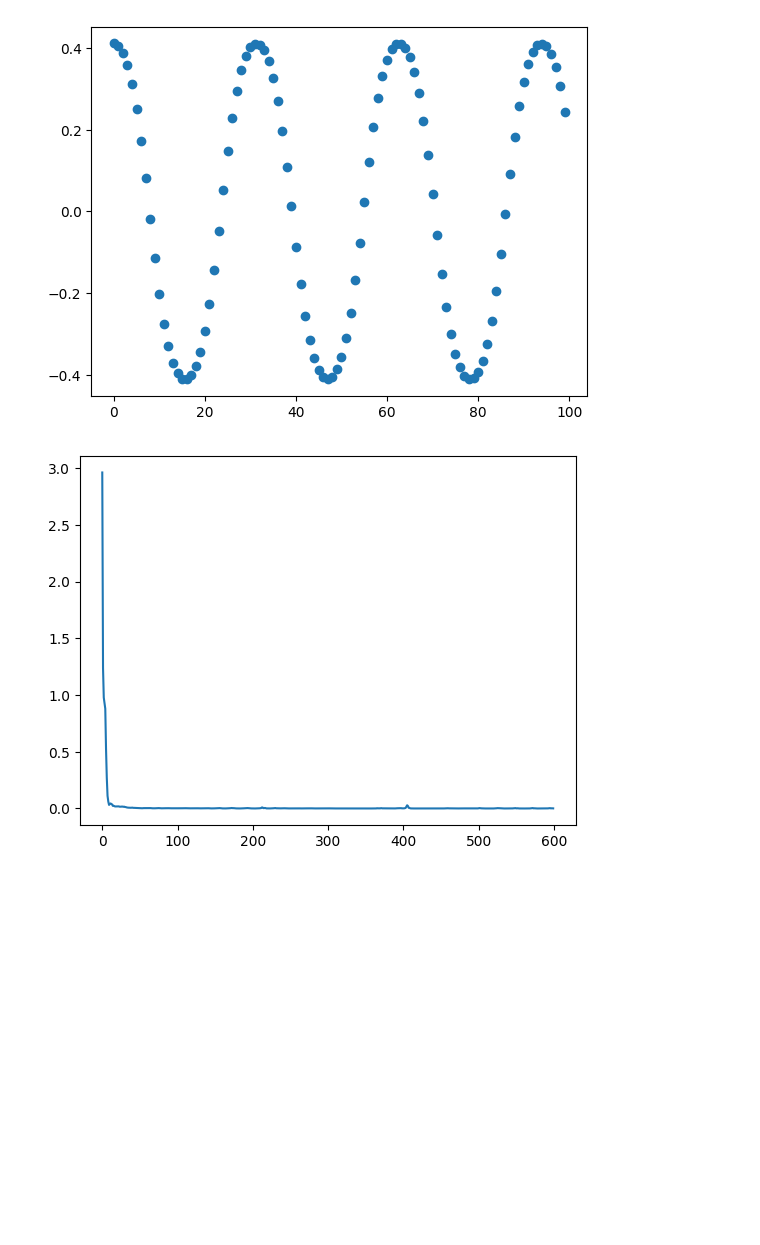
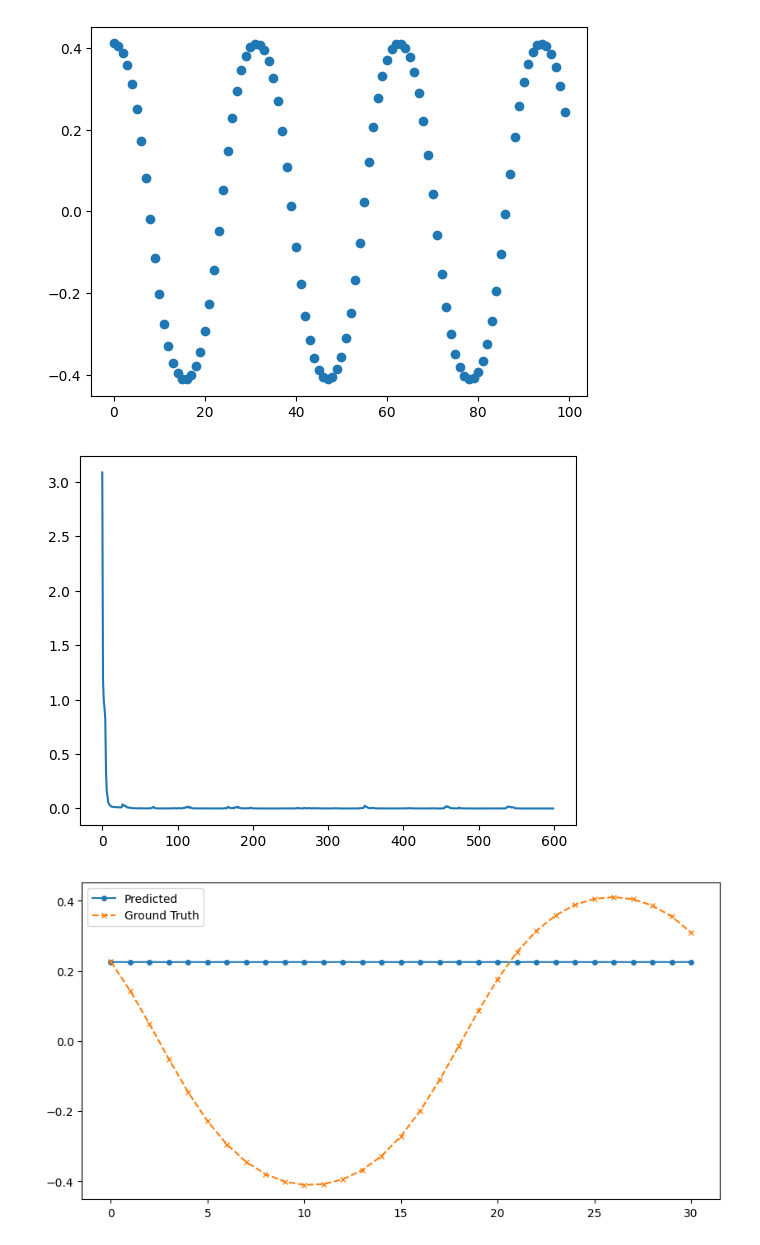
Before and after one commit to alec-tschantz/koopman-jax, a Jupyter notebook: main.ipynb, the cells around one changed output. Cells and saved outputs as stored; diff of their text form; code cells hidden in the pictures; blank space fills up the shorter version.

```diff
--- a/main.ipynb
+++ b/main.ipynb
@@ -13,17 +13,27 @@ latent_dim = 6
 input_dim = x_train.shape[-1]
 
 model = koopman.Koopman(input_dim, latent_dim, key=key)
-train_loader = koopman.train_loader(x_train, num_steps, batch_dim)
-
-model, losses = koopman.train(model, list(train_loader))
+model, losses = koopman.train(model, x_train)
+# %%
+rollout_steps = 30
+x0 = x_test[0]
+predicted_trajectory = model.forward(x0, rollout_steps)
+ground_truth = x_test[: rollout_steps + 1]
 # %%
 from matplotlib import pyplot as plt
 
 plt.plot(jnp.arange(100), x_train[:100, 0], 'o')
 plt.show()
 
 plt.plot(losses)
 plt.show()
+
+plt.figure(figsize=(10, 5))
+plt.plot(predicted_trajectory[:, 0], 'o-', label='Predicted', markersize=4)
+plt.plot(ground_truth[:, 0], 'x--', label='Ground Truth', markersize=4)
+plt.legend()
+plt.show()
 # %% [output]
 [figure]
-[figure, old version]
+[figure, new version]
+[figure, added]
```
Also changed, not shown: 1 other file.
